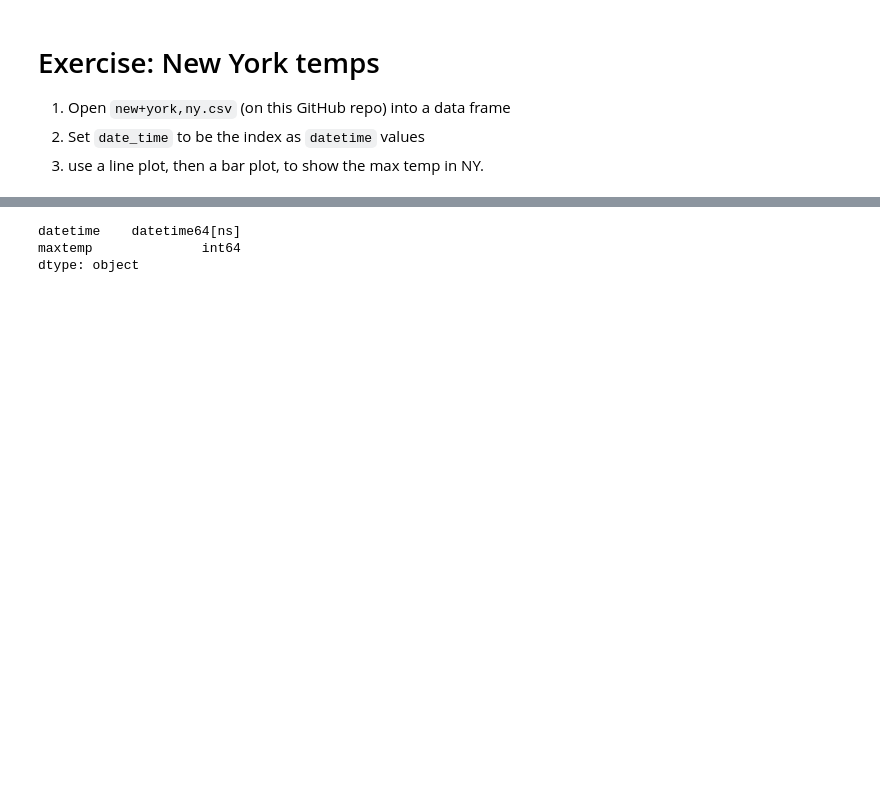
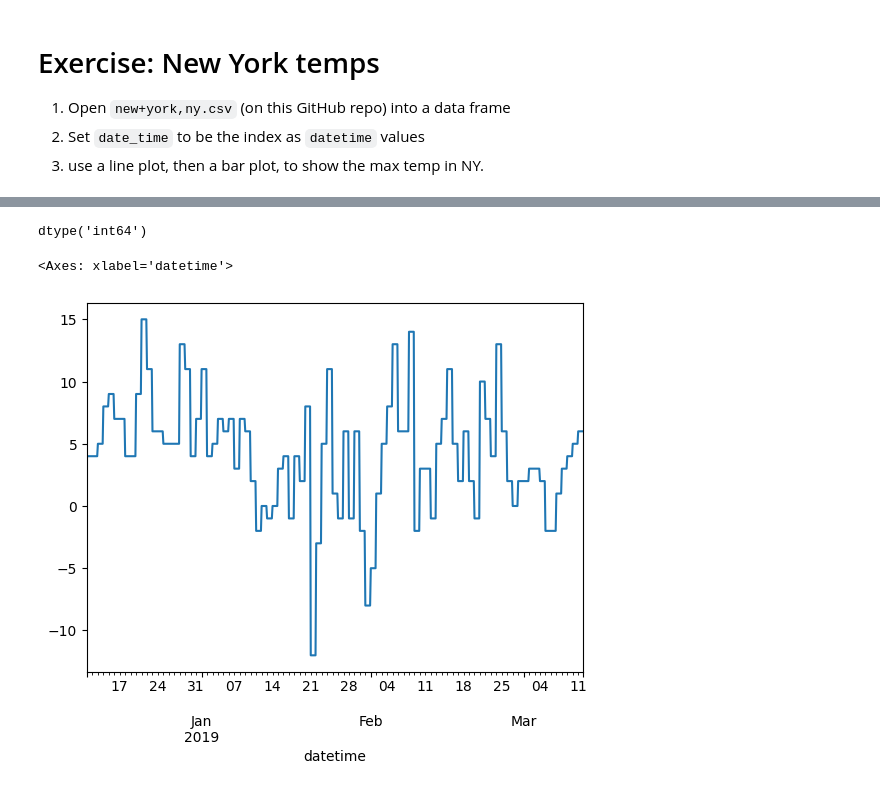
Before and after one commit to reuven/apple-2025-05May-29-visualization, a Jupyter notebook: 2025-05May-29-visualization.ipynb, the cells around one changed output, grey strips where cells are left out. Cells and saved outputs as stored; diff of their text form; code cells hidden in the pictures; blank space fills up the shorter version.

```diff
--- a/2025-05May-29-visualization.ipynb
+++ b/2025-05May-29-visualization.ipynb
@@ -277,6 +277,6 @@ s = pd.read_csv('new+york,ny.csv',
                  names=['datetime', 'maxtemp'],
                 parse_dates=['datetime'],
                 header=0,
-                index_col='datetime')['']
-df.head()
+                index_col='datetime')['maxtemp']
+s
 # %% [output]
@@ -290,6 +296,9 @@ df.head()
 # %%
-df.dtypes
+s.dtype
 # %% [output]
-datetime    datetime64[ns]
-maxtemp              int64
-dtype: object
+dtype('int64')
+# %%
+s.plot.line()
+# %% [output]
+<Axes: xlabel='datetime'>
+[figure, added]
```
Also changed, not shown: parts of 1 cell of this notebook.
